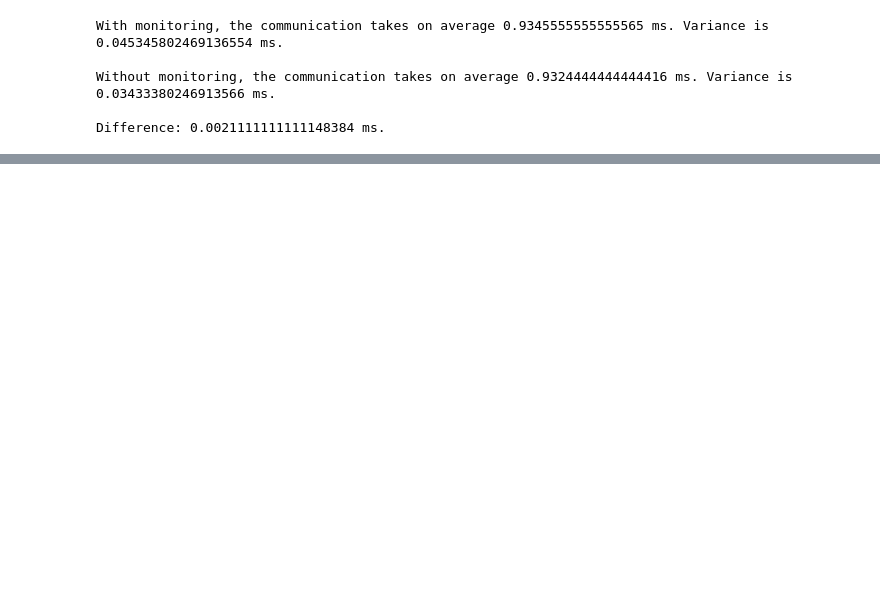
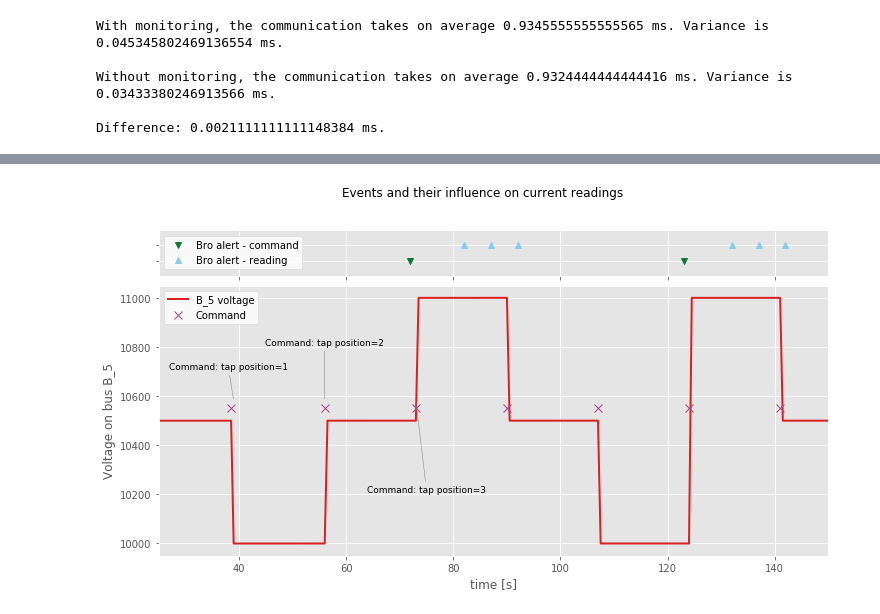
Before and after one commit to jjchromik/mosaik-events-notebook, a Jupyter notebook: graph_times.ipynb, the cells around one changed output, grey strips where cells are left out. Saved outputs shown, nothing was run; the diff lists cells and outputs as text; code cells hidden in the pictures; blank space fills up the shorter version.

```diff
--- a/graph_times.ipynb
+++ b/graph_times.ipynb
@@ -280,0 +307,4 @@ Difference: 0.0021111111111148384 ms.
+# %%
+# Adjust the times
+readings['f0'] = readings['f0']-ref_t
+simulators['f2'] = simulators['f2']-ref_t
@@ -280,0 +348,12 @@ Difference: 0.0021111111111148384 ms.
+# %%
+# Timepoints from Bro
+bro_t = np.array([1527354266.178957, 1527354317.366353])
+bro_t_warning = np.array([1527354200.599574, 1527354275.735099, 1527354280.756223, 1527354285.732528, 1527354325.819516, 1527354330.864269, 1527354335.875023 ])
+
+ref_t_epoch = float((ref_t - np.datetime64('1970-01-01T00:00:00Z') - np.timedelta64(2,'h')) / np.timedelta64(1, 's'))
+
+bro_t = bro_t - ref_t_epoch
+bro_t = bro_t.astype('int64')#/1e3
+
+bro_t_warning = bro_t_warning - ref_t_epoch
+bro_t_warning = bro_t_warning.astype('int64')#/1e3
@@ -280,0 +367,83 @@ Difference: 0.0021111111111148384 ms.
+# %%
+simulators_bro = [0]*len(bro_t)
+simulators_bro_warning = [0.1]*len(bro_t_warning)
+# simulators_bro = simulators_bro.astype(float)
+# %%
+# Plot it all
+
+fig = plt.figure(figsize=(12, 6))
+ax1 = plt.subplot2grid((6,1), (1,0), rowspan=5)
+
+node_b5 = ax1.plot(ts_r_1, readings_1, linewidth=2, color='#D92120')
+
+marker = itertools.cycle(('x', '*',  'v', '^', 'o', '<', '>', 's', '8', 'p'))
+
+plt.style.use('ggplot') # ggplot , bmh , classic, dark_background, fivethirtyeight ,
+                                      # grayscale, seaborn-bright, seaborn-dark-palette
+
+fig.suptitle("Events and their influence on current readings")
+ax1.set_xlabel("time [s]")
+ax1.set_ylabel("Voltage on bus B_5")
+
+
+ax2 = plt.subplot2grid((6,1), (0,0))
+bro = ax2.plot(bro_t, simulators_bro, 'v',  markeredgecolor='#117733', markerfacecolor='#117733')
+bro_warning = ax2.plot(bro_t_warning, simulators_bro_warning, '^',  markeredgecolor='#88CCEE', markerfacecolor='#88CCEE')
+
+
+simulators_5[:]=10550
+topo_pyp = ax1.plot(ts_s_5, simulators_5, linestyle='None', markeredgecolor='#AA4488', markerfacecolor= '#AA4488', marker=next(marker), markersize=8)
+
+
+y = [0, 0.1]#, 0.2, 0.3]
+ylabels = ["PyPower PF Recalculation", "New topology at PyPower", "TOPO-change of switchstates", "RTU pass commands to topology"]
+
+
+
+
+
+ax2.set_yticks([0, 0.1])
+ax2.set_yticklabels([])
+ax2.set_ylim(-0.1,0.2)
+ax2.set_xticklabels([])
+
+ax1.set_xlim(25, 150) #39.5-40
+ax2.set_xlim(25, 150) #39.5-40
+
+### Manual legend ###
+num=131
+
+ax1.annotate('Command: tap position=1',
+             (39, 10580),  xycoords='data',
+             xytext=(38, 10700), textcoords='data',ha='center', va='bottom',
+             arrowprops=dict(arrowstyle='-',connectionstyle="arc3",color='grey'),
+            size=9)
+
+
+ax1.annotate('Command: tap position=2',
+             (56, 10580),  xycoords='data',
+             xytext=(56, 10800), textcoords='data',ha='center', va='bottom',
+             arrowprops=dict(arrowstyle='-',connectionstyle="arc3",color='grey'),
+            size=9)
+
+ax1.annotate('Command: tap position=3',
+             (73, 10580),  xycoords='data',
+             xytext=(75, 10200), textcoords='data',ha='center', va='bottom',
+             arrowprops=dict(arrowstyle='-',connectionstyle="arc3",color='grey'),
+            size=9)
+
+
+labels = ['Bro alert - command', 'Bro alert - reading']
+legend = ax2.legend(labels,
+          fontsize=10, loc= 'center left')
+legend.get_frame().set_facecolor('#ffffff')
+
+labels2 = ['B_5 voltage', 'Command']
+legend2 = ax1.legend(labels2,
+          fontsize=10, loc='upper left')
+legend2.get_frame().set_facecolor('#ffffff')
+
+plt.show()
+fig.savefig(output_figures+'trafo_event'+extension+'.eps', bbox_inches='tight',format='eps', dpi=1200)
+# %% [output]
+[figure, added]
```
Also changed, not shown: parts of 24 cells of this notebook, 10 other files.
